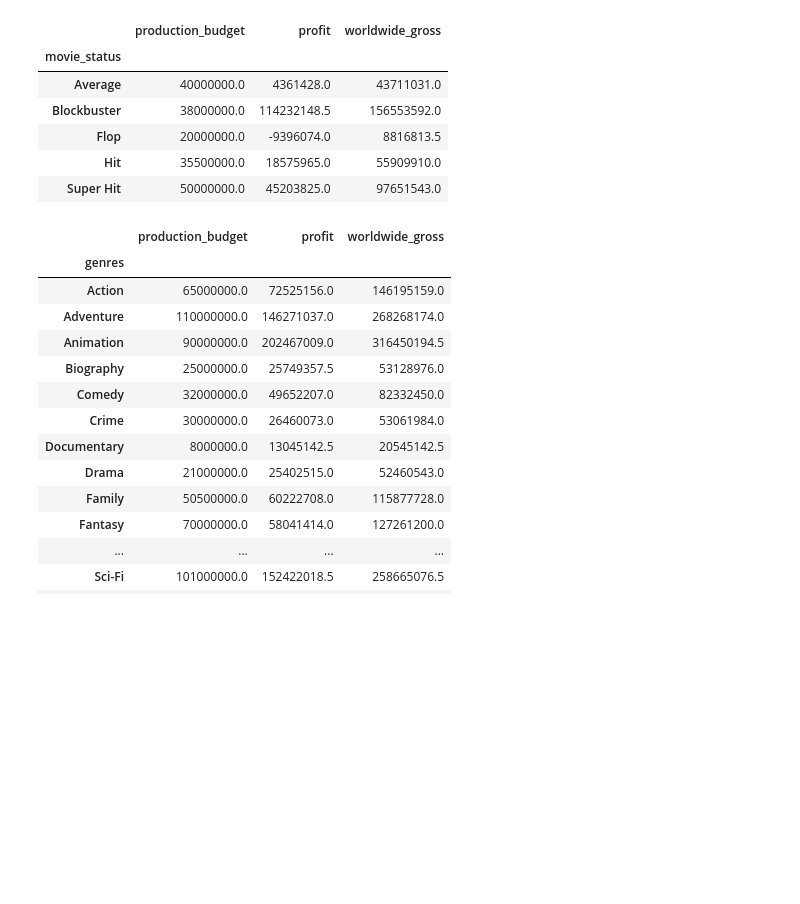
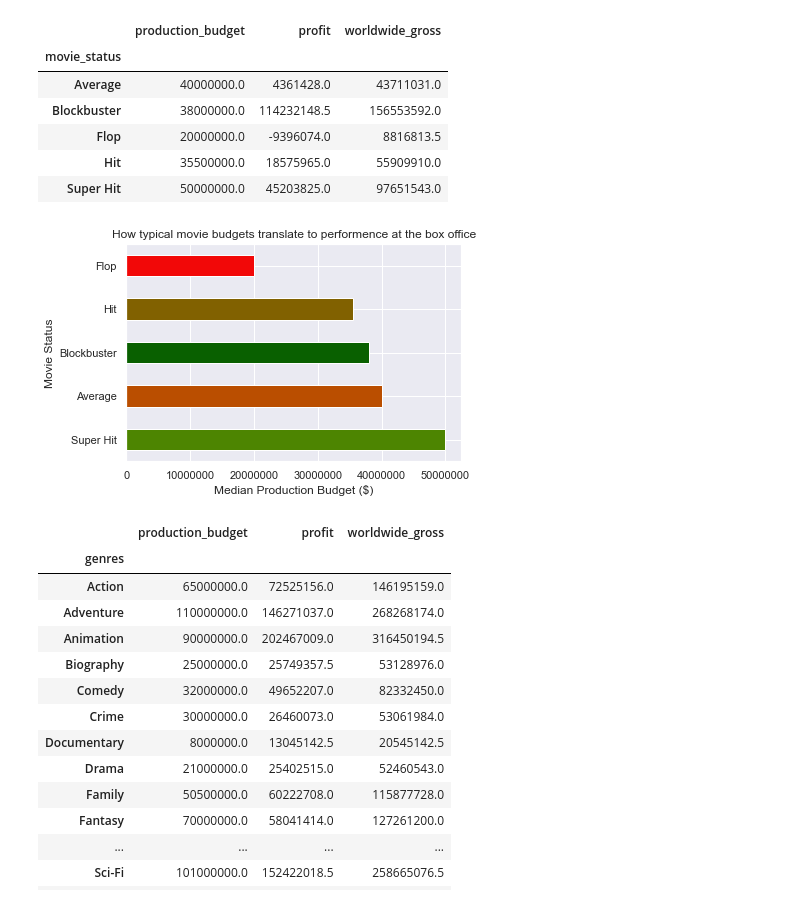
Before and after one commit to robertharrow/microsoft-movie-studio-analysis, a Jupyter notebook: microsoft_movie_studio_analysis.ipynb, the cells around one changed output. Saved outputs shown, nothing was run; the diff lists cells and outputs as text; code cells hidden in the pictures; blank space fills up the shorter version.

Commit message:
Added readme, and fixed up some graphs

```diff
--- a/microsoft_movie_studio_analysis.ipynb
+++ b/microsoft_movie_studio_analysis.ipynb
@@ -724,6 +724,18 @@ genre_data.groupby('movie_status')['production_budget','profit','worldwide_gross
 | Flop | 20000000.0 | -9396074.0 | 8816813.5 |
 | Hit | 35500000.0 | 18575965.0 | 55909910.0 |
 | Super Hit | 50000000.0 | 45203825.0 | 97651543.0 |
+# %%
+c = ['#f20808', '#816100', '#096000', '#ba4e00', '#4d8501']
+genres_plot = genre_data.groupby('movie_status')['production_budget'].median().sort_values()
+ax = genres_plot.plot(
+     kind='barh', stacked=True,
+     title='How typical movie budgets translate to performence at the box office',
+     color = c)
+ax.invert_yaxis()
+ax.set(xlabel='Median Production Budget ($)', ylabel='Movie Status')
+plt.ticklabel_format(style='plain', axis='x')
+# %% [output]
+[figure, added]
 # %%
 genre_data.groupby('genres')['production_budget','profit','worldwide_gross'].median()
 # %% [output]
```
Also changed, not shown: parts of 8 cells of this notebook, 7 other files.
